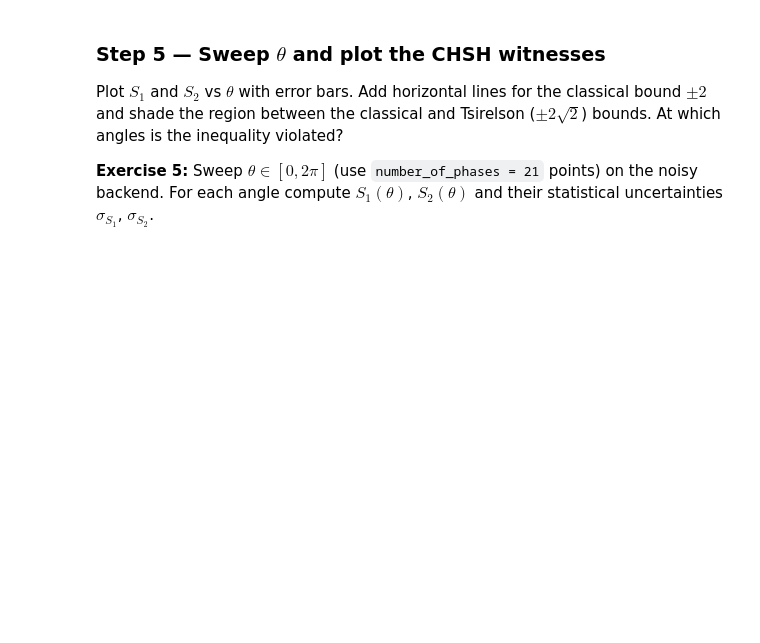
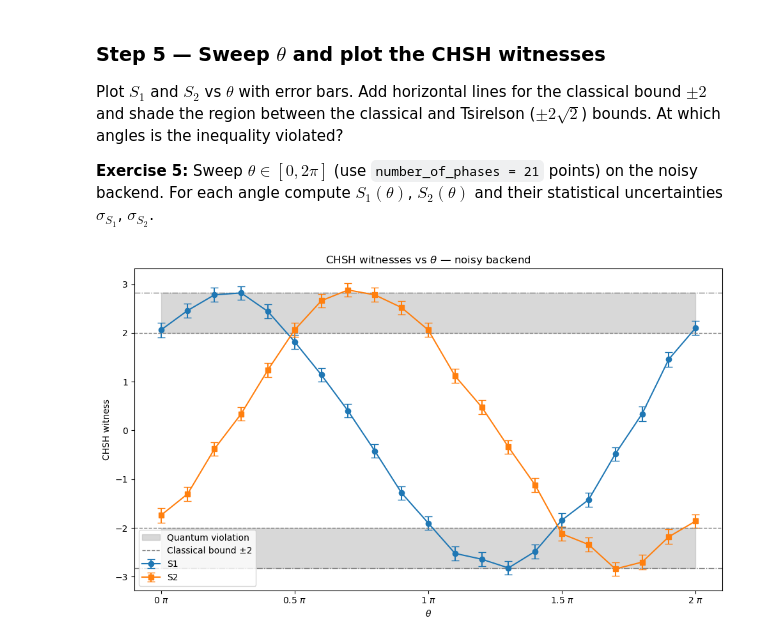
Before and after one commit to valdo92/QC_PSL_week, a Jupyter notebook: Lecture 3/03_2_CHSH.ipynb, the cells around one changed output. Cells and saved outputs as stored; diff of their text form; code cells hidden in the pictures; blank space fills up the shorter version.

```diff
--- a/Lecture 3/03_2_CHSH.ipynb
+++ b/Lecture 3/03_2_CHSH.ipynb
@@ -399,0 +358,85 @@ ax.axhline(y=-2, color="0.5", linestyle="--", linewidth=1)
+# %%
+# ── Exercise 5 ────────────────────────────────────────────────────────────
+# Sweep theta on the noisy backend and plot S1, S2 with error bars.
+
+#param_sweep = [[float(ph)] for ph in phases]
+
+# Hint: run all 4 circuits × all phases in one sampler.run() call:
+#sampler_noisy = Sampler(mode=noisy_backend)
+#sampler_noisy.options.default_shots = shots_noisy
+#job = sampler_noisy.run([
+#     (qc_AB_t, param_sweep),
+#     (qc_Ab_t, param_sweep),
+#     (qc_aB_t, param_sweep),
+
+#     (qc_ab_t, param_sweep),
+#])
+#plt.show()
+
+#plt.tight_layout()
+
+result = job.result()
+res_AB, res_Ab, res_aB, res_ab = result[0], result[1], result[2], result[3]
+
+def correlator_and_sigma(pub_result, phase_idx):
+     counts_dict = pub_result.data.meas[phase_idx].get_counts()
+     n_even, n_odd = 0, 0
+     for bitstring, count in counts_dict.items():
+          bits = bitstring.replace(" ", "")[-2:]  # keep measured 2 bits
+          parity = bits.count("1") % 2
+          if parity == 0:
+               n_even += count
+          else:
+               n_odd += count
+     total = n_even + n_odd
+     E = (n_even - n_odd) / total
+     sigma = np.sqrt(1 - E**2) / np.sqrt(total)
+     return E, sigma
+
+chsh1_est, chsh2_est, sigma_S1, sigma_S2 = [], [], [], []
+
+for i in range(number_of_phases):
+     eAB, sAB = correlator_and_sigma(res_AB, i)
+     eAb, sAb = correlator_and_sigma(res_Ab, i)
+     eaB, saB = correlator_and_sigma(res_aB, i)
+     eab, sab = correlator_and_sigma(res_ab, i)
+
+     chsh1_est.append(eAB - eAb + eaB + eab)
+     chsh2_est.append(eAB + eAb - eaB + eab)
+     sigma = np.sqrt(sAB**2 + sAb**2 + saB**2 + sab**2)
+     sigma_S1.append(sigma)
+     sigma_S2.append(sigma)
+
+chsh1_est = np.array(chsh1_est)
+chsh2_est = np.array(chsh2_est)
+sigma_S1 = np.array(sigma_S1)
+sigma_S2 = np.array(sigma_S2)
+
+fig, ax = plt.subplots(figsize=(10, 6))
+ax.fill_between(phases / np.pi, -2, -2*np.sqrt(2), color="0.7", alpha=0.5)
+ax.fill_between(phases / np.pi,  2,  2*np.sqrt(2), color="0.7", alpha=0.5, label="Quantum violation")
+
+ax.errorbar(phases / np.pi, chsh1_est, yerr=sigma_S1, fmt="o-", capsize=4, label="S1")
+ax.errorbar(phases / np.pi, chsh2_est, yerr=sigma_S2, fmt="s-", capsize=4, label="S2")
+
+ax.axhline(y= 2, color="0.5", linestyle="--", linewidth=1, label="Classical bound ±2")
+ax.axhline(y=-2, color="0.5", linestyle="--", linewidth=1)
+ax.axhline(y= 2*np.sqrt(2), color="0.5", linestyle="-.", linewidth=1)
+ax.axhline(y=-2*np.sqrt(2), color="0.5", linestyle="-.", linewidth=1)
+
+ax.set_title("CHSH witnesses vs $\\theta$ — noisy backend")
+ax.set_ylabel("CHSH witness")
+ax.set_xlabel(r"$\theta$")
+ax.xaxis.set_major_locator(tck.MultipleLocator(base=0.5))
+ax.xaxis.set_major_formatter(tck.FormatStrFormatter("%g $\\pi$"))
+ax.legend()
+plt.tight_layout()
+plt.show()
+
+
+# Classical bound ±2# Tsirelson bound ±2√2
+
+ax.axhline(y= 2, color="0.5", linestyle="--", linewidth=1, label="Classical bound ±2")
+ax.axhline(y=-2, color="0.5", linestyle="--", linewidth=1)
+# %% [output]
+[figure, added]
```
Also changed, not shown: parts of 6 cells of this notebook.
